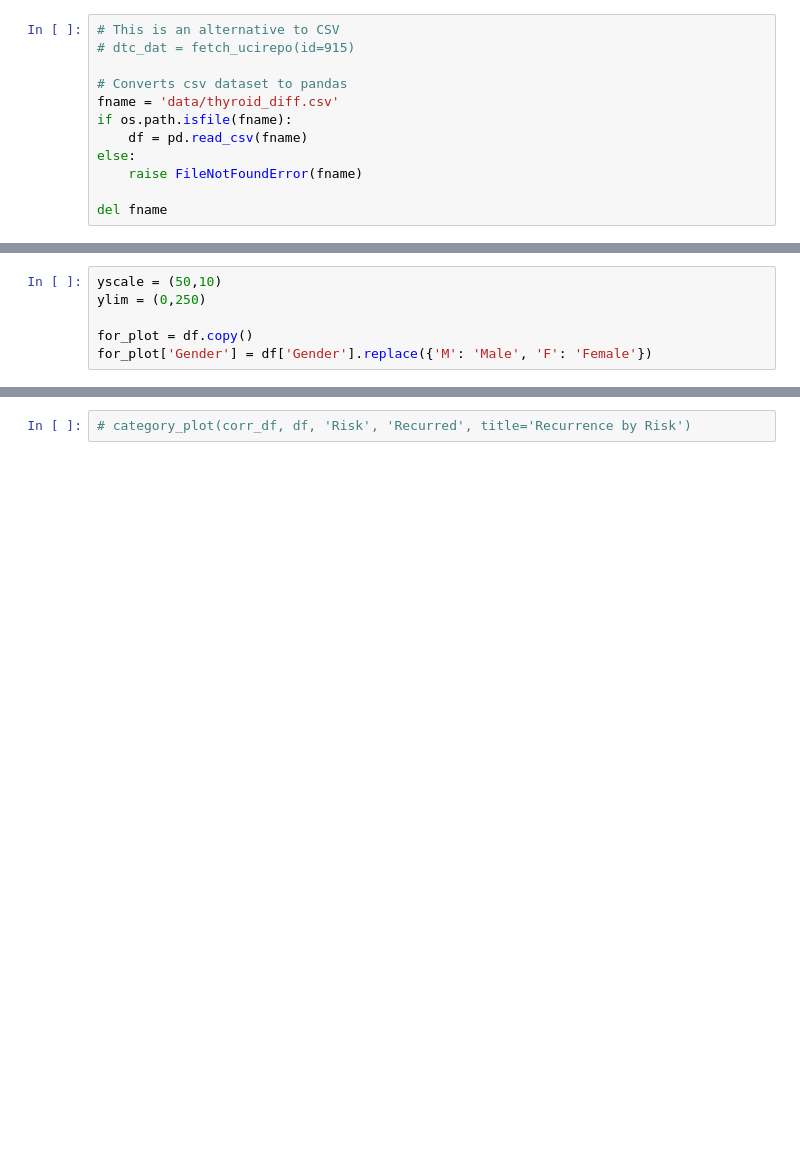
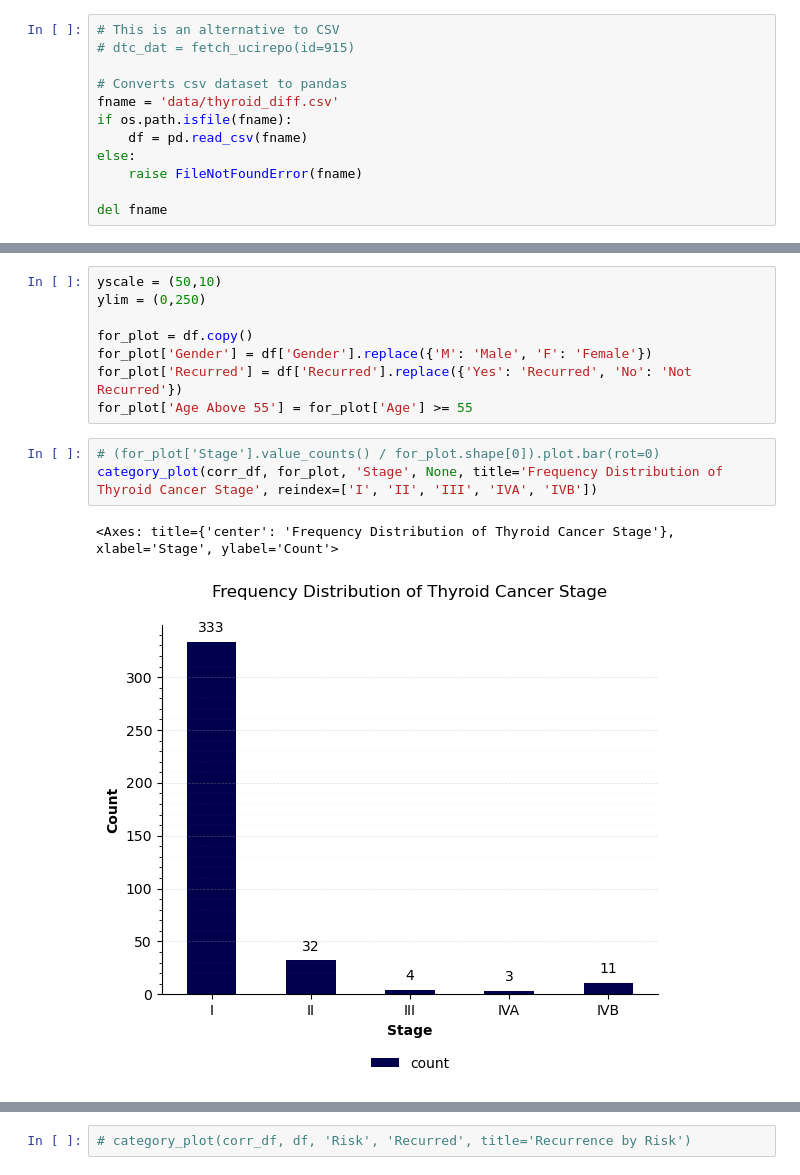
Before and after one commit to QY-Ver0/ELM-for-thyroid, a Jupyter notebook: data_analysis.ipynb, the cells around one changed output, grey strips where cells are left out. Cells and saved outputs as stored; diff of their text form; blank space fills up the shorter version.

```diff
--- a/data_analysis.ipynb
+++ b/data_analysis.ipynb
@@ -123,3 +208,11 @@ ylim = (0,250)
 
 for_plot = df.copy()
 for_plot['Gender'] = df['Gender'].replace({'M': 'Male', 'F': 'Female'})
+for_plot['Recurred'] = df['Recurred'].replace({'Yes': 'Recurred', 'No': 'Not Recurred'})
+for_plot['Age Above 55'] = for_plot['Age'] >= 55
+# %%
+# (for_plot['Stage'].value_counts() / for_plot.shape[0]).plot.bar(rot=0)
+category_plot(corr_df, for_plot, 'Stage', None, title='Frequency Distribution of Thyroid Cancer Stage', reindex=['I', 'II', 'III', 'IVA', 'IVB'])
+# %% [output]
+<Axes: title={'center': 'Frequency Distribution of Thyroid Cancer Stage'}, xlabel='Stage', ylabel='Count'>
+[figure, added]
```
Also changed, not shown: parts of 17 cells of this notebook.
